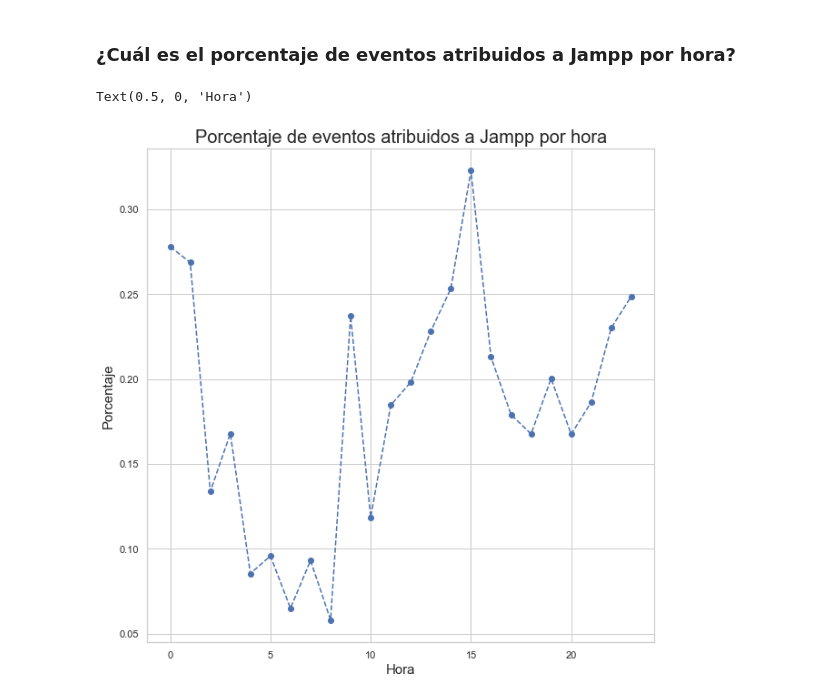
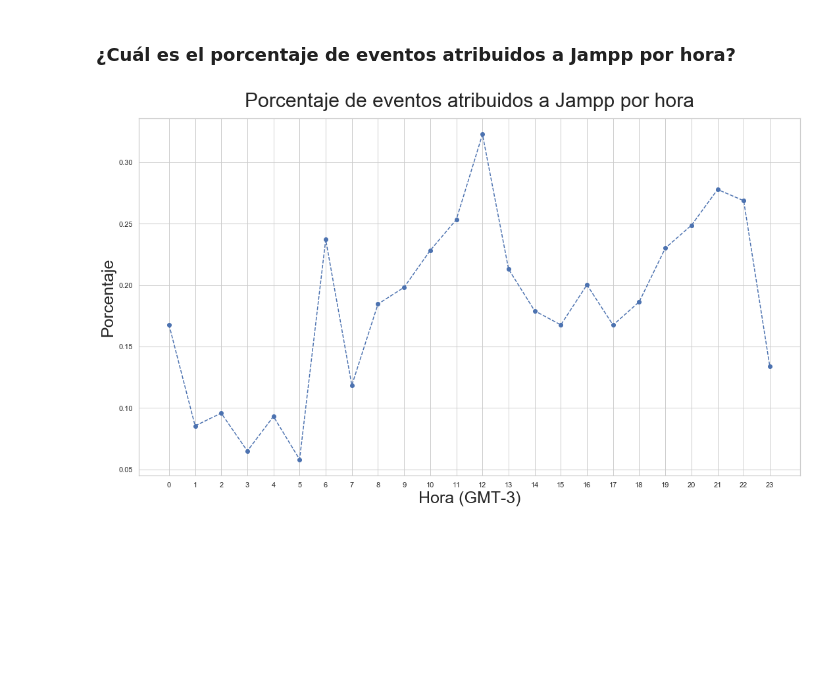
Before and after one commit to AlejandroKler/Datanesa, a Jupyter notebook: Analisis_eventos.ipynb, the cells around one changed output. Drawn from its saved outputs; the diff is of its cells as text; code cells hidden in the pictures; blank space fills up the shorter version.

```diff
--- a/Analisis_eventos.ipynb
+++ b/Analisis_eventos.ipynb
@@ -53,6 +74,6 @@ Text(0.5, 0, 'Hora')
 # %% [markdown]
 ## ¿Cómo se distribuyeron los eventos por hora y por día?
 # %%
-events['Hora'] = events['date'].dt.hour
-events['dia_de_la_semana'] = events['date'].dt.dayofweek
+events['dia_de_la_semana'] = events['date_gmt'].dt.dayofweek
 events['cant_eventos'] = 1
+events['hora'] = events['date_gmt'].dt.hour
@@ -88,15 +104,17 @@ events2['cant_ocurrencias'] = 1
 # %%
-eventos_atribuidos = events2.loc[events2['attributed'] == 'True']
-group_eventos_atribuidos = eventos_atribuidos.groupby('Hora').agg({'cant_ocurrencias':'count'})
+eventos_atribuidos = events.loc[events['attributed'] == 'True']
+group_eventos_atribuidos = eventos_atribuidos.groupby('hora').agg({'cant_eventos':'count'})
 # %%
-group_eventos = events2.groupby('Hora').agg({'cant_ocurrencias':'count'})
+group_eventos = events.groupby('hora').agg({'cant_eventos':'count'})
 # %%
-group_eventos_atribuidos['porcentaje'] = (group_eventos_atribuidos['cant_ocurrencias']*100/group_eventos['cant_ocurrencias'])
+group_eventos_atribuidos['porcentaje'] = (group_eventos_atribuidos['cant_eventos']*100/group_eventos['cant_eventos'])
 # %%
-plot = group_eventos_atribuidos.drop(columns = ['cant_ocurrencias']).plot(figsize = (10,10), legend = False, linewidth = 1.5, style='o--')
-plot.set_ylabel("Porcentaje", fontsize = 15)
-plot.set_title("Porcentaje de eventos atribuidos a Jampp por hora", fontsize = 20)
-plot.set_xlabel("Hora", fontsize = 15)
+plot_c = group_eventos_atribuidos.drop(columns = ['cant_eventos']).plot(figsize = (18,10), legend = False, linewidth = 1.5, style='o--')
+plot_c.set_ylabel("Porcentaje", fontsize = 25)
+plot_c.set_title("Porcentaje de eventos atribuidos a Jampp por hora", fontsize = 30)
+plot_c.title.set_position([.5, 1.02])
+plot_c.set_xlabel("Hora (GMT-3)", fontsize = 25)
+plot_c.xaxis.set_ticks(np.arange(0, 24, 1))
+plt.savefig("percentaje_eventos_atribuidos.png", dpi = 300)
 # %% [output]
-Text(0.5, 0, 'Hora')
-[figure, old version]
+[figure, new version]
```
Also changed, not shown: parts of 20 cells of this notebook, 3 other files.
